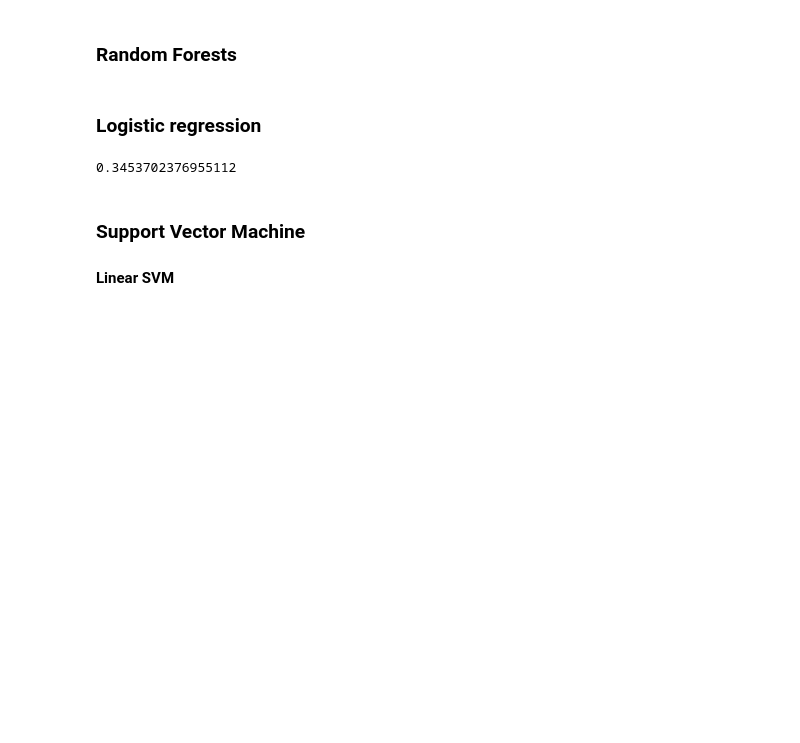
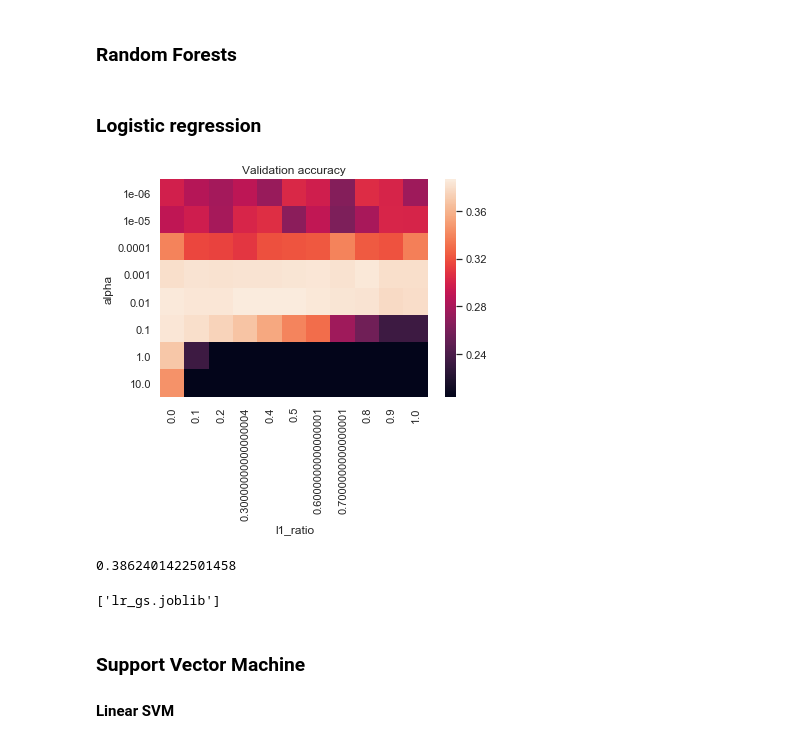
Before and after one commit to tloeber/Springboard, a Jupyter notebook: capstone_lending_club/2_modeling_NEW.ipynb, the cells around one changed output. Cells and saved outputs as stored; diff of their text form; code cells hidden in the pictures; blank space fills up the shorter version.

```diff
--- a/capstone_lending_club/2_modeling_NEW.ipynb
+++ b/capstone_lending_club/2_modeling_NEW.ipynb
@@ -172,8 +172,8 @@ lr = SGDClassifier(loss='log', penalty='elasticnet',
                       random_state=1, n_jobs=n_jobs)
 
 # Parameters to search over
-param_grid = {'l1_ratio': np.linspace(0, 1, 3),
-              'alpha': np.logspace(-10, 1, 3)}
+param_grid = {'l1_ratio': np.linspace(0, 1, 11),
+              'alpha': np.logspace(-6, 1, 8)}
 # Grid search
 lr_gs = GridSearchCV(lr, param_grid=param_grid,
                      scoring='average_precision',
@@ -184,3 +184,16 @@ lr_gs.fit(X_train_p, y_train)
 # Predictions
 y_pred_lr = lr_gs.predict(X_test_p)
 y_pred_proba_lr = lr_gs.predict_proba(X_test_p)[:, 1]
+
+# Save results
+average_precision['logistic regression'] = \
+    average_precision_score(y_test, y_pred_proba_lr)
+classification_reports['logistic regression'] = \
+    classification_report(y_test, y_pred_lr)
+
+# Compute feature importance and sort
+most_important_features['logistic regression'] = \
+    pd.Series(lr_gs.best_estimator_.coef_[0],
+          index=feature_names) \
+    .sort_values(ascending=False) \
+    .iloc[: 10]
@@ -200,8 +200,40 @@ most_important_features['logistic regression'] = \
+# %%
+# Visualize grid search results
+def gs_heatmap(gridsearchcv):
+    """Visualizes validation accuracy from grid search over two hyperparameters."""
+
+    # Get mean validation scores
+    scores = pd.DataFrame(
+        gridsearchcv.cv_results_['mean_test_score'])
+    # Get values for hyperparameters
+    params = pd.DataFrame(
+        gridsearchcv.cv_results_['params'])
+    # Concatenate validation scores and hyperparameters
+    scores_w_params = pd.concat([params, scores],
+                                  axis=1)
+    # Set first two columns, which correspond to parameters, as index.
+    # Then unstack.
+    index_cols = list(scores_w_params.columns)[:2]
+    scores_2d = scores_w_params.set_index(index_cols) \
+                    .squeeze() \
+                    .unstack()
+    # Plot
+    sns.heatmap(scores_2d)
+    plt.title('Validation accuracy')
+
+gs_heatmap(lr_gs)
+# %% [output]
+[figure, added]
 # %%
 # Score of best model
 lr_gs.best_score_
 # %% [output]
-0.3453702376955112
+0.3862401422501458
+# %%
+# Save model
+joblib.dump(lr_gs, 'lr_gs.joblib')
+# %% [output]
+['lr_gs.joblib']
 # %% [markdown]
 ### Support Vector Machine
 #### Linear SVM
```
Also changed, not shown: parts of 18 cells of this notebook.
